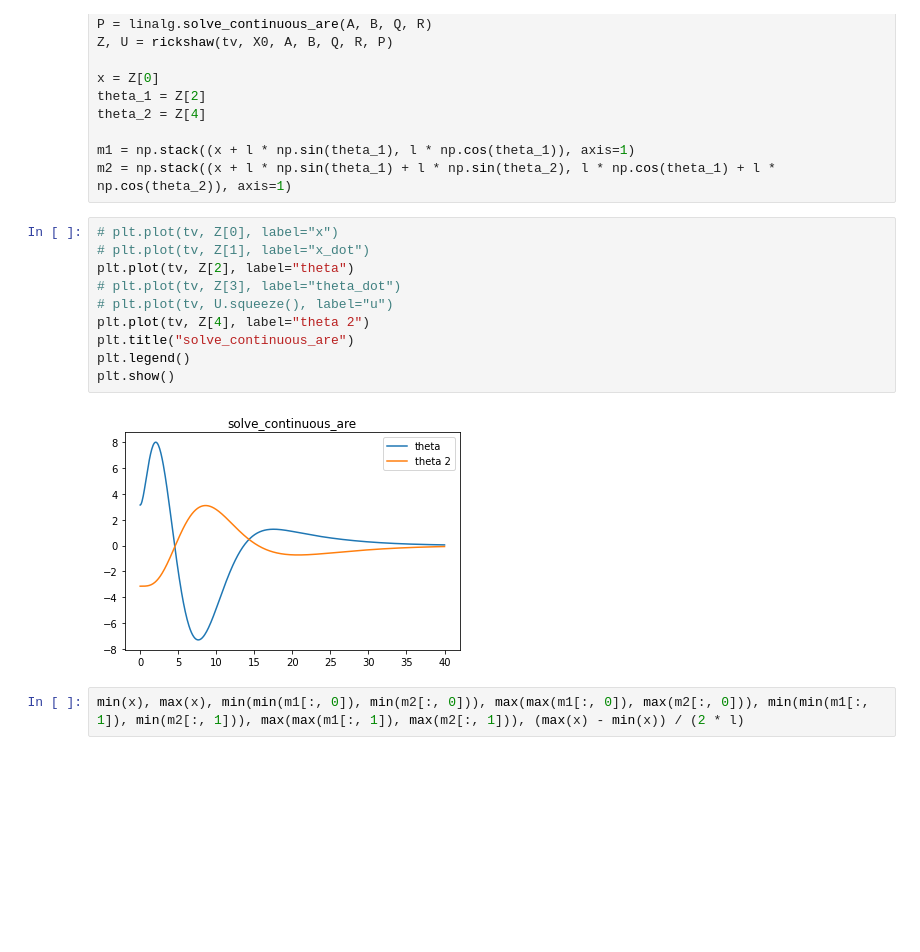
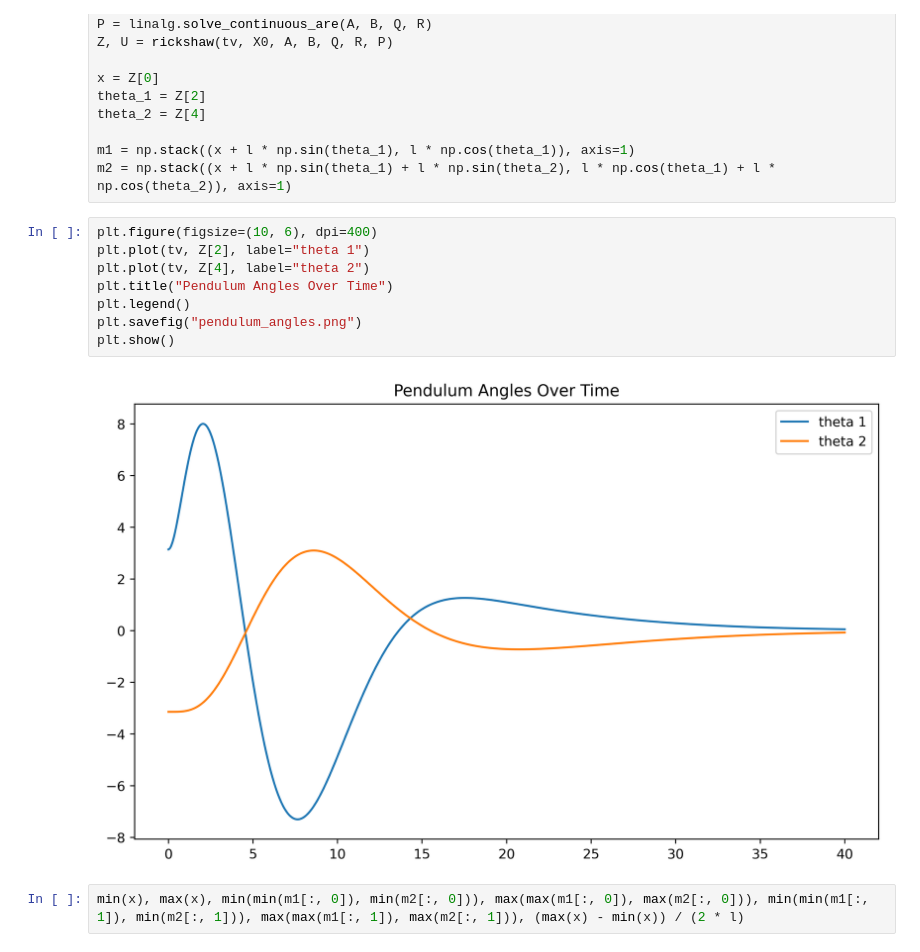
Before and after one commit to grantpitt/double-inverted-pendulum, a Jupyter notebook: lqr-double-inv-pendulums.ipynb, the cells around one changed output. Saved outputs shown, nothing was run; the diff lists cells and outputs as text; blank space fills up the shorter version.

Commit message:
add angle over time image

```diff
--- a/lqr-double-inv-pendulums.ipynb
+++ b/lqr-double-inv-pendulums.ipynb
@@ -140,17 +140,15 @@ theta_2 = Z[4]
 m1 = np.stack((x + l * np.sin(theta_1), l * np.cos(theta_1)), axis=1)
 m2 = np.stack((x + l * np.sin(theta_1) + l * np.sin(theta_2), l * np.cos(theta_1) + l * np.cos(theta_2)), axis=1)
 # %%
-# plt.plot(tv, Z[0], label="x")
-# plt.plot(tv, Z[1], label="x_dot")
-plt.plot(tv, Z[2], label="theta")
-# plt.plot(tv, Z[3], label="theta_dot")
-# plt.plot(tv, U.squeeze(), label="u")
+plt.figure(figsize=(10, 6), dpi=400)
+plt.plot(tv, Z[2], label="theta 1")
 plt.plot(tv, Z[4], label="theta 2")
-plt.title("solve_continuous_are")
+plt.title("Pendulum Angles Over Time")
 plt.legend()
+plt.savefig("pendulum_angles.png")
 plt.show()
 # %% [output]
-[figure, old version]
+[figure, new version]
 # %%
 min(x), max(x), min(min(m1[:, 0]), min(m2[:, 0])), max(max(m1[:, 0]), max(m2[:, 0])), min(min(m1[:, 1]), min(m2[:, 1])), max(max(m1[:, 1]), max(m2[:, 1])), (max(x) - min(x)) / (2 * l)
 # %% [output]
```
Also changed, not shown: 1 other file.
